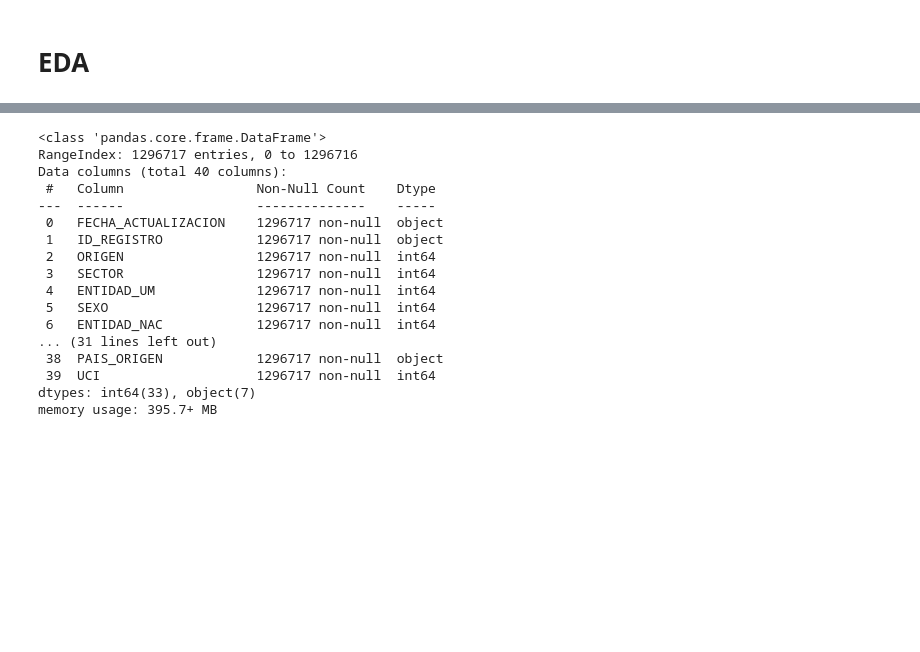
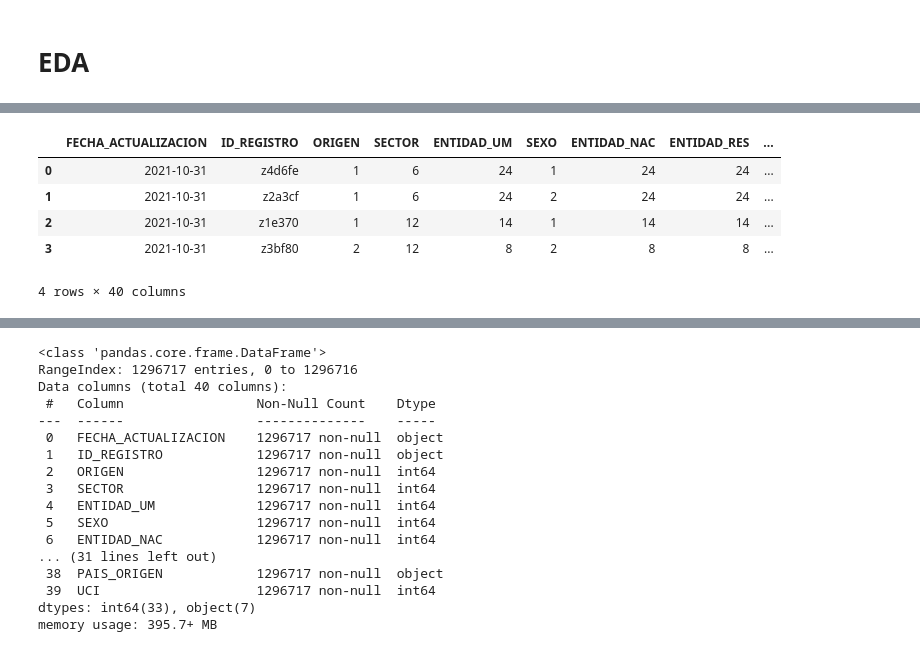
Before and after one commit to miguelzpresa/Covid-LATAM-Study, a Jupyter notebook: eda.ipynb, the cells around one changed output, grey strips where cells are left out. Cells and saved outputs as stored; diff of their text form; code cells hidden in the pictures; blank space fills up the shorter version.

```diff
--- a/eda.ipynb
+++ b/eda.ipynb
@@ -48,0 +86,9 @@ df.head(10)
+# %%
+df.head(4)
+# %% [output]
+|  | FECHA_ACTUALIZACION | ID_REGISTRO | ORIGEN | SECTOR | ENTIDAD_UM | SEXO | ENTIDAD_NAC | ENTIDAD_RES | ... |
+| 0 | 2021-10-31 | z4d6fe | 1 | 6 | 24 | 1 | 24 | 24 | ... |
+| 1 | 2021-10-31 | z2a3cf | 1 | 6 | 24 | 2 | 24 | 24 | ... |
+| 2 | 2021-10-31 | z1e370 | 1 | 12 | 14 | 1 | 14 | 14 | ... |
+| 3 | 2021-10-31 | z3bf80 | 2 | 12 | 8 | 2 | 8 | 8 | ... |
+4 rows × 40 columns
```
Also changed, not shown: parts of 12 cells of this notebook.
